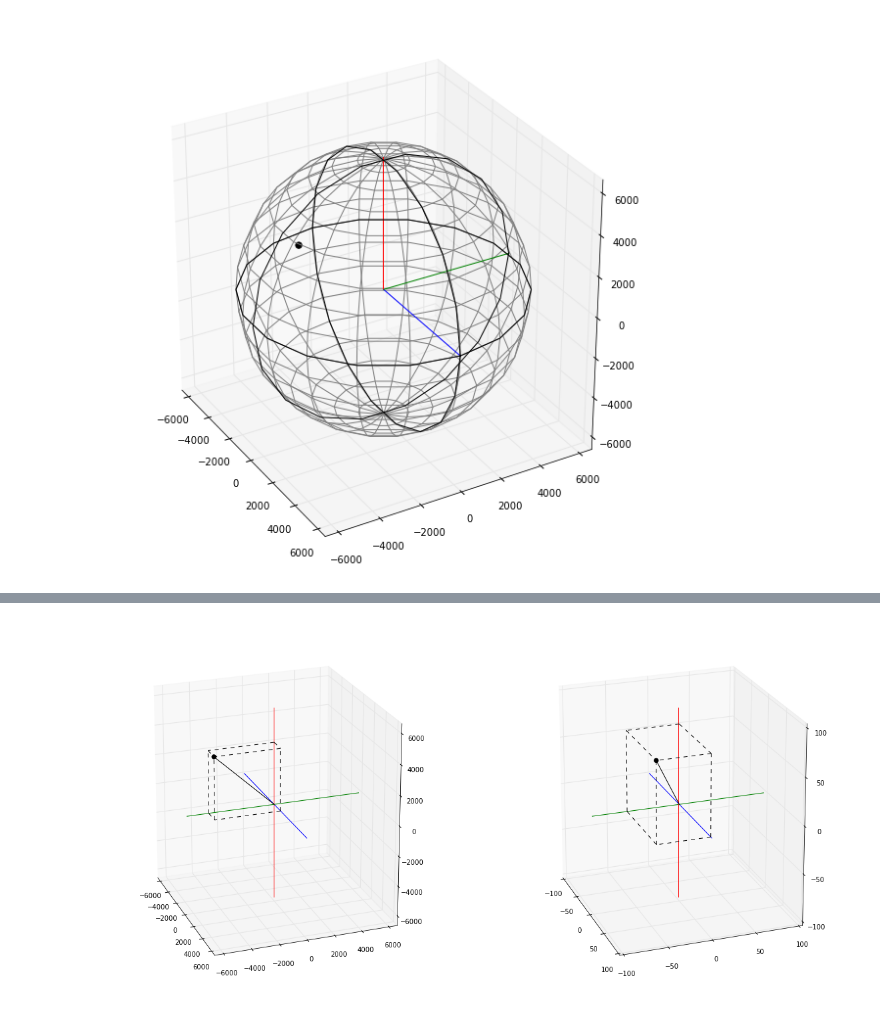
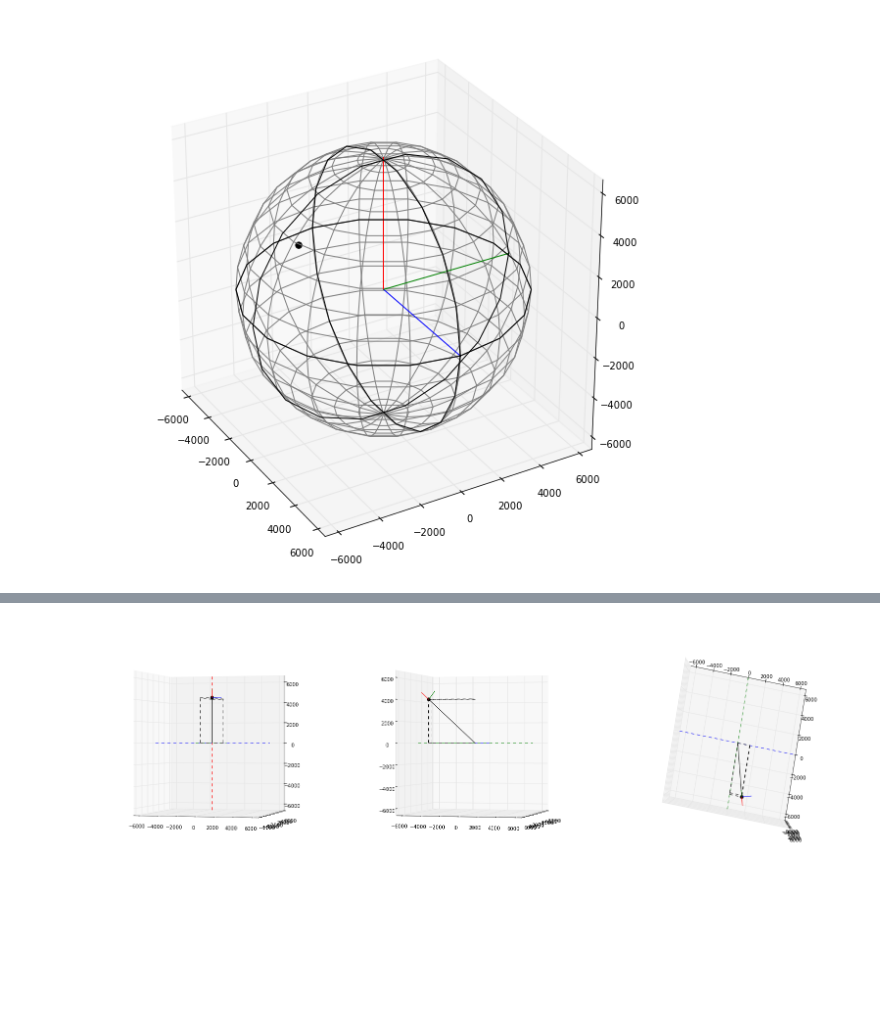
Before and after one commit to vtsuperdarn/davitpy, a Jupyter notebook: docs/notebook/geoPack.ipynb, the cells around one changed output, grey strips where cells are left out. Saved outputs shown, nothing was run; the diff lists cells and outputs as text; code cells hidden in the pictures; blank space fills up the shorter version.

```diff
--- a/docs/notebook/geoPack.ipynb
+++ b/docs/notebook/geoPack.ipynb
@@ -108,13 +110,14 @@ Geodetic latitude: 40.0000°N, longitude: -75.0000°E
 Altitude 100.0000 km
 # %%
 # Test gcarToLcar (graphic)
-fig = plt.figure(figsize(20,10))
+fig = plt.figure(figsize(27,9))
+llim = 1000.
 
-# Plot global position
-ax = fig.add_subplot(121, projection='3d')
-ax.plot3D([-Rav,Rav],[0,0],[0,0],'b')
-ax.plot3D([0,0],[-Rav,Rav],[0,0],'g')
-ax.plot3D([0,0],[0,0],[-Rav,Rav],'r')
+# Plot global position (Longitude plane)
+ax = fig.add_subplot(131, projection='3d')
+ax.plot3D([-Rav,Rav],[0,0],[0,0],'b--')
+ax.plot3D([0,0],[-Rav,Rav],[0,0],'g--')
+ax.plot3D([0,0],[0,0],[-Rav,Rav],'r--')
 ax.plot3D([0,gX],[0,gY],[0,gZ],'k')
 ax.plot3D([gX,gX],[0,gY],[gZ,gZ],'k--')
 ax.plot3D([0,0],[0,gY],[gZ,gZ],'k--')
@@ -129,27 +132,68 @@ ax.scatter3D(gX,gY,gZ,marker='o',c='k',s=40)
 ax.set_xlim([-Rav,Rav])
 ax.set_ylim([-Rav,Rav])
 ax.set_zlim([-Rav,Rav])
-ax.view_init(20,-20)
+ax.view_init(0,lon)
+# Plot local axis
+(xax, xay, xaz) = gcarToLcar(llim, 0., 0., gclat, gclon, Re+alt, into='gcar')
+(yax, yay, yaz) = gcarToLcar(0, llim, 0, gclat, gclon, Re+alt, into='gcar')
+(zax, zay, zaz) = gcarToLcar(0, 0, llim, gclat, gclon, Re+alt, into='gcar')
+ax.plot3D([gX,xax],[gY,xay],[gZ,xaz],'b')
+ax.plot3D([gX,yax],[gY,yay],[gZ,yaz],'g')
+ax.plot3D([gX,zax],[gY,zay],[gZ,zaz],'r')
 
-# Plot local position
-llim = 100.
-ax = fig.add_subplot(122, projection='3d')
-ax.plot3D([-llim,llim],[0,0],[0,0],'b')
-ax.plot3D([0,0],[-llim,llim],[0,0],'g')
-ax.plot3D([0,0],[0,0],[-llim,llim],'r')
-ax.plot3D([0,lX],[0,lY],[0,lZ],'k')
-ax.plot3D([lX,lX],[0,lY],[lZ,lZ],'k--')
-ax.plot3D([0,0],[0,lY],[lZ,lZ],'k--')
-ax.plot3D([lX,lX],[0,lY],[0,0],'k--')
-ax.plot3D([0,lX],[lY,lY],[lZ,lZ],'k--')
-ax.plot3D([0,lX],[0,0],[lZ,lZ],'k--')
-ax.plot3D([0,lX],[lY,lY],[0,0],'k--')
-ax.plot3D([lX,lX],[lY,lY],[0,lZ],'k--')
-ax.plot3D([0,0],[lY,lY],[0,lZ],'k--')
-ax.plot3D([lX,lX],[0,0],[0,lZ],'k--')
-ax.scatter3D(lX,lY,lZ,marker='o',c='k',s=40)
-ax.set_xlim([-llim,llim])
-ax.set_ylim([-llim,llim])
-ax.set_zlim([-llim,llim])
-ax.view_init(20,-20)
+# Plot global position (Longitude+90. plane)
+ax = fig.add_subplot(132, projection='3d')
+ax.plot3D([-Rav,Rav],[0,0],[0,0],'b--')
+ax.plot3D([0,0],[-Rav,Rav],[0,0],'g--')
+ax.plot3D([0,0],[0,0],[-Rav,Rav],'r--')
+ax.plot3D([0,gX],[0,gY],[0,gZ],'k')
+ax.plot3D([gX,gX],[0,gY],[gZ,gZ],'k--')
+ax.plot3D([0,0],[0,gY],[gZ,gZ],'k--')
+ax.plot3D([gX,gX],[0,gY],[0,0],'k--')
+ax.plot3D([0,gX],[gY,gY],[gZ,gZ],'k--')
+ax.plot3D([0,gX],[0,0],[gZ,gZ],'k--')
+ax.plot3D([0,gX],[gY,gY],[0,0],'k--')
+ax.plot3D([gX,gX],[gY,gY],[0,gZ],'k--')
+ax.plot3D([0,0],[gY,gY],[0,gZ],'k--')
+ax.plot3D([gX,gX],[0,0],[0,gZ],'k--')
+ax.scatter3D(gX,gY,gZ,marker='o',c='k',s=40)
+ax.set_xlim([-Rav,Rav])
+ax.set_ylim([-Rav,Rav])
+ax.set_zlim([-Rav,Rav])
+ax.view_init(0,lon+90.)
+# Plot local axis
+(xax, xay, xaz) = gcarToLcar(llim, 0., 0., gclat, gclon, Re+alt, into='gcar')
+(yax, yay, yaz) = gcarToLcar(0, llim, 0, gclat, gclon, Re+alt, into='gcar')
+(zax, zay, zaz) = gcarToLcar(0, 0, llim, gclat, gclon, Re+alt, into='gcar')
+ax.plot3D([gX,xax],[gY,xay],[gZ,xaz],'b')
+ax.plot3D([gX,yax],[gY,yay],[gZ,yaz],'g')
+ax.plot3D([gX,zax],[gY,zay],[gZ,zaz],'r')
+
+# Plot global position (Top plane)
+ax = fig.add_subplot(133, projection='3d')
+ax.plot3D([-Rav,Rav],[0,0],[0,0],'b--')
+ax.plot3D([0,0],[-Rav,Rav],[0,0],'g--')
+ax.plot3D([0,0],[0,0],[-Rav,Rav],'r--')
+ax.plot3D([0,gX],[0,gY],[0,gZ],'k')
+ax.plot3D([gX,gX],[0,gY],[gZ,gZ],'k--')
+ax.plot3D([0,0],[0,gY],[gZ,gZ],'k--')
+ax.plot3D([gX,gX],[0,gY],[0,0],'k--')
+ax.plot3D([0,gX],[gY,gY],[gZ,gZ],'k--')
+ax.plot3D([0,gX],[0,0],[gZ,gZ],'k--')
+ax.plot3D([0,gX],[gY,gY],[0,0],'k--')
+ax.plot3D([gX,gX],[gY,gY],[0,gZ],'k--')
+ax.plot3D([0,0],[gY,gY],[0,gZ],'k--')
+ax.plot3D([gX,gX],[0,0],[0,gZ],'k--')
+ax.scatter3D(gX,gY,gZ,marker='o',c='k',s=40)
+ax.set_xlim([-Rav,Rav])
+ax.set_ylim([-Rav,Rav])
+ax.set_zlim([-Rav,Rav])
+ax.view_init(90,lon)
+# Plot local axis
+(xax, xay, xaz) = gcarToLcar(llim, 0., 0., gclat, gclon, Re+alt, into='gcar')
+(yax, yay, yaz) = gcarToLcar(0, llim, 0, gclat, gclon, Re+alt, into='gcar')
+(zax, zay, zaz) = gcarToLcar(0, 0, llim, gclat, gclon, Re+alt, into='gcar')
+ax.plot3D([gX,xax],[gY,xay],[gZ,xaz],'b')
+ax.plot3D([gX,yax],[gY,yay],[gZ,yaz],'g')
+ax.plot3D([gX,zax],[gY,zay],[gZ,zaz],'r')
 # %% [output]
@@ -156,4 +201,4 @@ ax.view_init(20,-20)
-[figure, old version]
+[figure, new version]
 # %%
 # Test lspToLcar
 (gclat, gclon, Re, gaz, gel) = geodToGeocAzEl(lat,lon,az,el)
```
Also changed, not shown: parts of 5 cells of this notebook, 4 other files.
